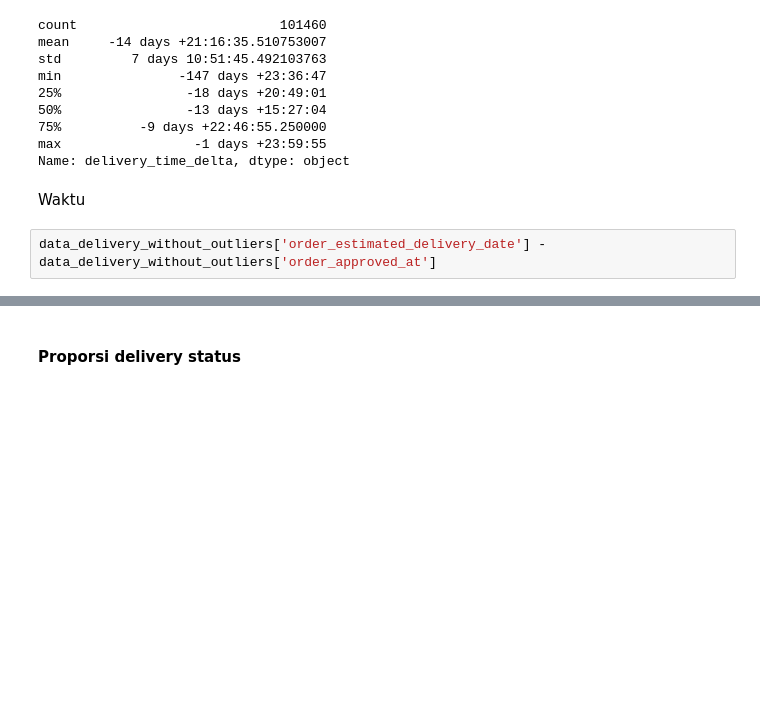
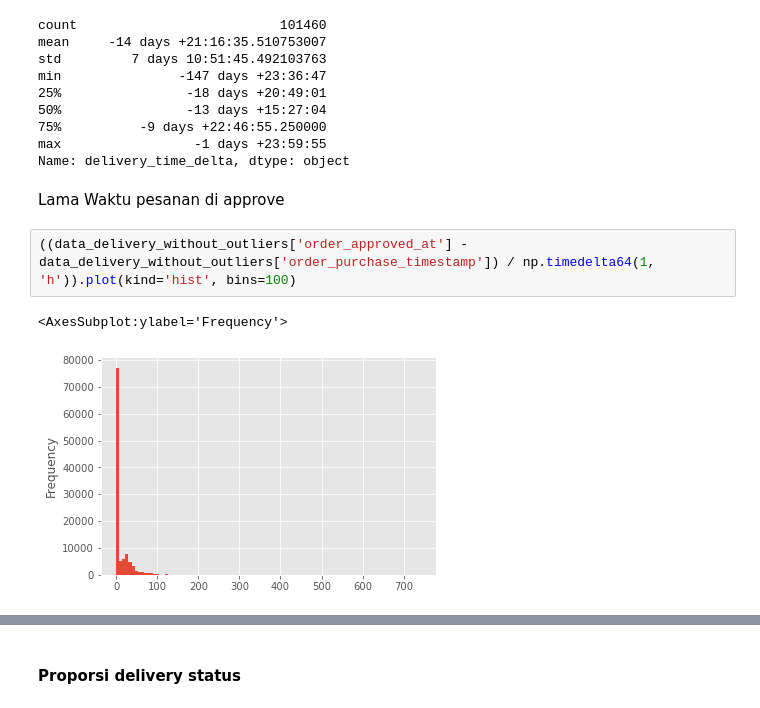
Before and after one commit to akhmadtaufik/project-wrangling-pacmann, a Jupyter notebook: olist-wrangling.ipynb, the cells around one changed output, grey strips where cells are left out. Saved outputs shown, nothing was run; the diff lists cells and outputs as text; blank space fills up the shorter version.

```diff
--- a/olist-wrangling.ipynb
+++ b/olist-wrangling.ipynb
@@ -986,7 +986,10 @@ min               -147 days +23:36:47
 75%          -9 days +22:46:55.250000
 max                 -1 days +23:59:55
 Name: delivery_time_delta, dtype: object
-# %% [markdown]
-Waktu
-# %%
-data_delivery_without_outliers['order_estimated_delivery_date'] - data_delivery_without_outliers['order_approved_at']
+# %% [markdown]
+Lama Waktu pesanan di approve
+# %%
+((data_delivery_without_outliers['order_approved_at'] - data_delivery_without_outliers['order_purchase_timestamp']) / np.timedelta64(1, 'h')).plot(kind='hist', bins=100)
+# %% [output]
+<AxesSubplot:ylabel='Frequency'>
+[figure, added]
```
Also changed, not shown: parts of 4 cells of this notebook, 1 other file.
